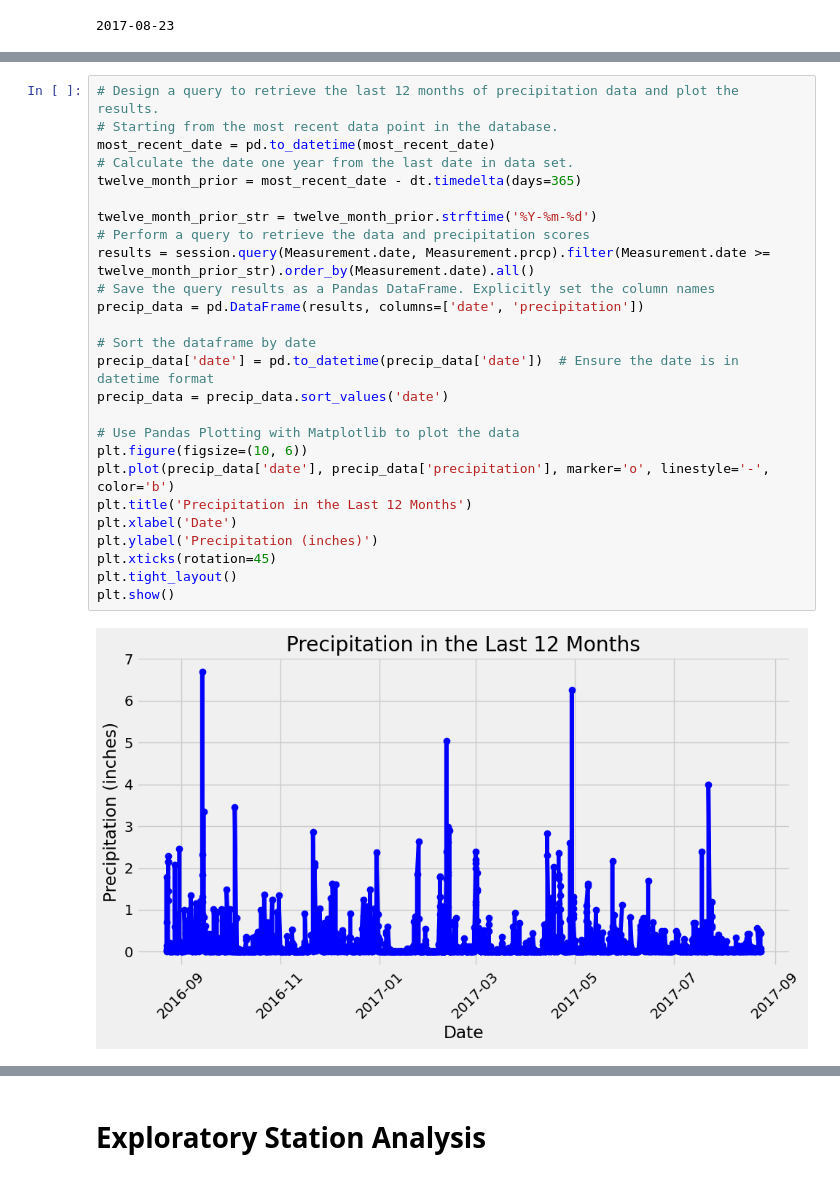
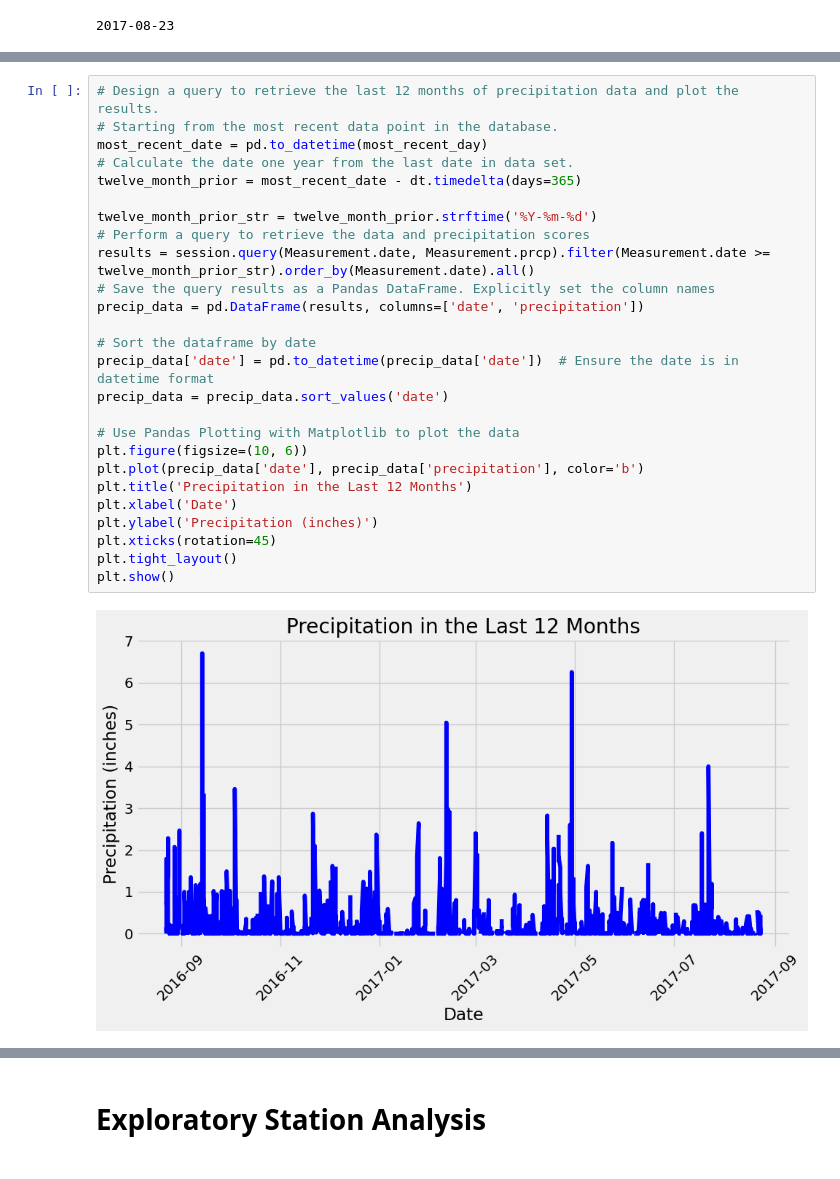
Before and after one commit to realmattimatt/sqlalchemy-challenge, a Jupyter notebook: SurfsUp/climate_starter.ipynb, the cells around one changed output, grey strips where cells are left out. Cells and saved outputs as stored; diff of their text form.

```diff
--- a/SurfsUp/climate_starter.ipynb
+++ b/SurfsUp/climate_starter.ipynb
@@ -48,31 +52,31 @@ print(most_recent_day)
 # %%
 # Design a query to retrieve the last 12 months of precipitation data and plot the results.
 # Starting from the most recent data point in the database.
-most_recent_date = pd.to_datetime(most_recent_date)
+most_recent_date = pd.to_datetime(most_recent_day)
 # Calculate the date one year from the last date in data set.
 twelve_month_prior = most_recent_date - dt.timedelta(days=365)
 
 twelve_month_prior_str = twelve_month_prior.strftime('%Y-%m-%d')
 # Perform a query to retrieve the data and precipitation scores
 results = session.query(Measurement.date, Measurement.prcp).filter(Measurement.date >= twelve_month_prior_str).order_by(Measurement.date).all()
 # Save the query results as a Pandas DataFrame. Explicitly set the column names
 precip_data = pd.DataFrame(results, columns=['date', 'precipitation'])
 
 # Sort the dataframe by date
 precip_data['date'] = pd.to_datetime(precip_data['date'])  # Ensure the date is in datetime format
 precip_data = precip_data.sort_values('date')
 
 # Use Pandas Plotting with Matplotlib to plot the data
 plt.figure(figsize=(10, 6))
-plt.plot(precip_data['date'], precip_data['precipitation'], marker='o', linestyle='-', color='b')
+plt.plot(precip_data['date'], precip_data['precipitation'], color='b')
 plt.title('Precipitation in the Last 12 Months')
 plt.xlabel('Date')
 plt.ylabel('Precipitation (inches)')
 plt.xticks(rotation=45)
 plt.tight_layout()
 plt.show()
 # %% [output]
-[figure, old version]
+[figure, new version]
 # %%
 # Use Pandas to calculate the summary statistics for the precipitation data
 summary_stats = precip_data['precipitation'].describe()
```
Also changed, not shown: parts of 9 cells of this notebook.
